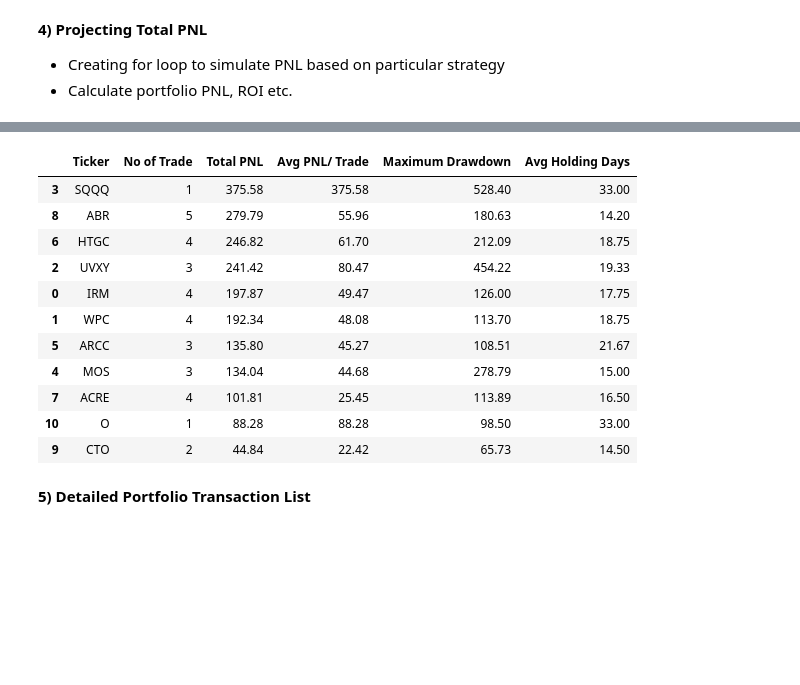
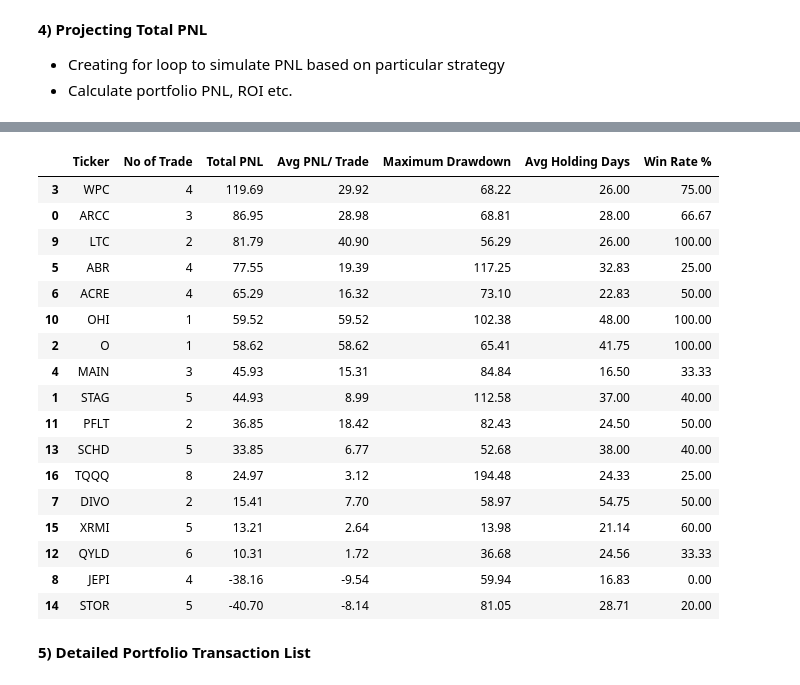
Before and after one commit to jade-lam/AlgorithmicTrading, a Jupyter notebook: Backtesting & PNL Calculation.ipynb, the cells around one changed output, grey strips where cells are left out. Cells and saved outputs as stored; diff of their text form; code cells hidden in the pictures; blank space fills up the shorter version.

```diff
--- a/Backtesting & PNL Calculation.ipynb
+++ b/Backtesting & PNL Calculation.ipynb
@@ -49,8 +50,8 @@ backtest_output_folder = '/content/drive/MyDrive/Colab Notebooks/Algorithmic tra
 **1) Define Tickers List, Backtest Date Range and Data Retrival Intervals**
 # %%
 # define list of tickers to backtest
-#ticker_list = ['ARCC', 'STAG', 'O', 'WPC', 'MAIN', 'ABR', 'ACRE', 'DIVO', 'JEPI', 'LTC', 'OHI', 'PFLT', 'QYLD', 'SCHD', 'STOR', 'XRMI']
-ticker_list = ['IRM', 'WPC', 'UVXY', 'SQQQ', 'MOS', 'ARCC', 'HTGC', 'ACRE', 'ABR', 'CTO', 'O']
+ticker_list = ['ARCC', 'STAG', 'O', 'WPC', 'MAIN', 'ABR', 'ACRE', 'DIVO', 'JEPI', 'LTC', 'OHI', 'PFLT', 'QYLD', 'SCHD', 'STOR', 'XRMI', 'TQQQ']
+#ticker_list = ['IRM', 'WPC', 'UVXY', 'SQQQ', 'MOS', 'ARCC', 'HTGC', 'ACRE', 'ABR', 'CTO', 'O']
 
 # define date range
 start_date = '2021-03-20'
@@ -106,8 +111,8 @@ for ticker in ticker_list:
 # %% [markdown]
 **3) Building the DataFrame List, Perform Backtesting**
 # %%
-#df_list = [ARCC, STAG, O, WPC, MAIN, ABR, ACRE, DIVO, JEPI, LTC, OHI, PFLT, QYLD, SCHD, STOR, XRMI]
-df_list = [IRM, WPC, UVXY, SQQQ, MOS, ARCC, HTGC, ACRE, ABR, CTO, O]
+df_list = [ARCC, STAG, O, WPC, MAIN, ABR, ACRE, DIVO, JEPI, LTC, OHI, PFLT, QYLD, SCHD, STOR, XRMI, TQQQ]
+#df_list = [IRM, WPC, UVXY, SQQQ, MOS, ARCC, HTGC, ACRE, ABR, CTO, O]
 # %% [markdown]
 **Back Testing** </b>
 
@@ -211,15 +311,15 @@ def backtest_macd(df):
 *   Creating for loop to simulate PNL based on particular strategy
 *   Calculate portfolio PNL, ROI etc.
 # %%
-result_list = []
+bbrsi_result_list = []
 
 for df in df_list:
   try:
     df_name = get_df_name(df)
-    test_result = backtest_macd(df)
-    result_list.append(test_result)
+    test_result = backtest_bbrsi(df)
+    bbrsi_result_list.append(test_result)
 
-    result_df = pd.DataFrame(result_list)
-    result_df.columns = ['Ticker', 'No of Trade', 'Total PNL', 'Avg PNL/ Trade', 'Maximum Drawdown', 'Avg Holding Days']
+    bbrsi_result_df = pd.DataFrame(bbrsi_result_list)
+    bbrsi_result_df.columns = ['Ticker', 'No of Trade', 'Total PNL', 'Avg PNL/ Trade', 'Maximum Drawdown', 'Avg Holding Days', 'Win Rate %']
   except:
     None
@@ -226,13 +364,27 @@ for df in df_list:
+# %%
+macd_result_list = []
+
+for df in df_list:
+  try:
+    df_name = get_df_name(df)
+    macd_test_result = backtest_macd(df)
+    macd_result_list.append(macd_test_result)
+
+    macd_result_df = pd.DataFrame(macd_result_list)
+    macd_result_df.columns = ['Ticker', 'No of Trade', 'Total PNL', 'Avg PNL/ Trade', 'Maximum Drawdown', 'Avg Holding Days', 'Win Rate %']
+  except:
+    None
 # %%
 measure_date = df_list[1].loc[1, 'Date']
 end_date = df_list[1].loc[df.index[-1], 'Date']
+print('Trading Strategy: MACD + RSI')
 print('Trade period:', (measure_date.strftime('%Y-%m-%d')), 'to', end_date.strftime('%Y-%m-%d'))
-ROI = ((result_df['Total PNL'].sum()/ initial_capital)*100).round(2)
-MDD = result_df['Maximum Drawdown'].mean().round(2)
-print('Total No of Trades Executed:', (result_df['No of Trade'].sum()))
-print('Total PNL: USD', result_df['Total PNL'].sum().round(2))
+ROI = ((macd_result_df['Total PNL'].sum()/ initial_capital)*100).round(2)
+MDD = macd_result_df['Maximum Drawdown'].mean().round(2)
+print('Total No of Trades Executed:', (macd_result_df['No of Trade'].sum()))
+print('Total PNL: USD', macd_result_df['Total PNL'].sum().round(2))
 print('Required Capital: USD', initial_capital)
 print('ROI: ', ROI, '%')
-print('Avg MDD: USD', MDD)
-result_df.sort_values(by=['Total PNL', 'Avg PNL/ Trade'], ascending=False)
+print('Avg Win Rate: ', macd_result_df['Win Rate %'].mean().round(2), '%')
+macd_result_df.sort_values(by=['Total PNL', 'Avg PNL/ Trade'], ascending=False)
 # %% [output]
@@ -245,15 +398,21 @@ Avg MDD: USD 207.31
-|  | Ticker | No of Trade | Total PNL | Avg PNL/ Trade | Maximum Drawdown | Avg Holding Days |
-| 3 | SQQQ | 1 | 375.58 | 375.58 | 528.40 | 33.00 |
-| 8 | ABR | 5 | 279.79 | 55.96 | 180.63 | 14.20 |
-| 6 | HTGC | 4 | 246.82 | 61.70 | 212.09 | 18.75 |
-| 2 | UVXY | 3 | 241.42 | 80.47 | 454.22 | 19.33 |
-| 0 | IRM | 4 | 197.87 | 49.47 | 126.00 | 17.75 |
-| 1 | WPC | 4 | 192.34 | 48.08 | 113.70 | 18.75 |
-| 5 | ARCC | 3 | 135.80 | 45.27 | 108.51 | 21.67 |
-| 4 | MOS | 3 | 134.04 | 44.68 | 278.79 | 15.00 |
-| 7 | ACRE | 4 | 101.81 | 25.45 | 113.89 | 16.50 |
-| 10 | O | 1 | 88.28 | 88.28 | 98.50 | 33.00 |
-| 9 | CTO | 2 | 44.84 | 22.42 | 65.73 | 14.50 |
+|  | Ticker | No of Trade | Total PNL | Avg PNL/ Trade | Maximum Drawdown | Avg Holding Days | Win Rate % |
+| 3 | WPC | 4 | 119.69 | 29.92 | 68.22 | 26.00 | 75.00 |
+| 0 | ARCC | 3 | 86.95 | 28.98 | 68.81 | 28.00 | 66.67 |
+| 9 | LTC | 2 | 81.79 | 40.90 | 56.29 | 26.00 | 100.00 |
+| 5 | ABR | 4 | 77.55 | 19.39 | 117.25 | 32.83 | 25.00 |
+| 6 | ACRE | 4 | 65.29 | 16.32 | 73.10 | 22.83 | 50.00 |
+| 10 | OHI | 1 | 59.52 | 59.52 | 102.38 | 48.00 | 100.00 |
+| 2 | O | 1 | 58.62 | 58.62 | 65.41 | 41.75 | 100.00 |
+| 4 | MAIN | 3 | 45.93 | 15.31 | 84.84 | 16.50 | 33.33 |
+| 1 | STAG | 5 | 44.93 | 8.99 | 112.58 | 37.00 | 40.00 |
+| 11 | PFLT | 2 | 36.85 | 18.42 | 82.43 | 24.50 | 50.00 |
+| 13 | SCHD | 5 | 33.85 | 6.77 | 52.68 | 38.00 | 40.00 |
+| 16 | TQQQ | 8 | 24.97 | 3.12 | 194.48 | 24.33 | 25.00 |
+| 7 | DIVO | 2 | 15.41 | 7.70 | 58.97 | 54.75 | 50.00 |
+| 15 | XRMI | 5 | 13.21 | 2.64 | 13.98 | 21.14 | 60.00 |
+| 12 | QYLD | 6 | 10.31 | 1.72 | 36.68 | 24.56 | 33.33 |
+| 8 | JEPI | 4 | -38.16 | -9.54 | 59.94 | 16.83 | 0.00 |
+| 14 | STOR | 5 | -40.70 | -8.14 | 81.05 | 28.71 | 20.00 |
 # %% [markdown]
 **5) Detailed Portfolio Transaction List**
 # %%
```
Also changed, not shown: parts of 12 cells of this notebook.
